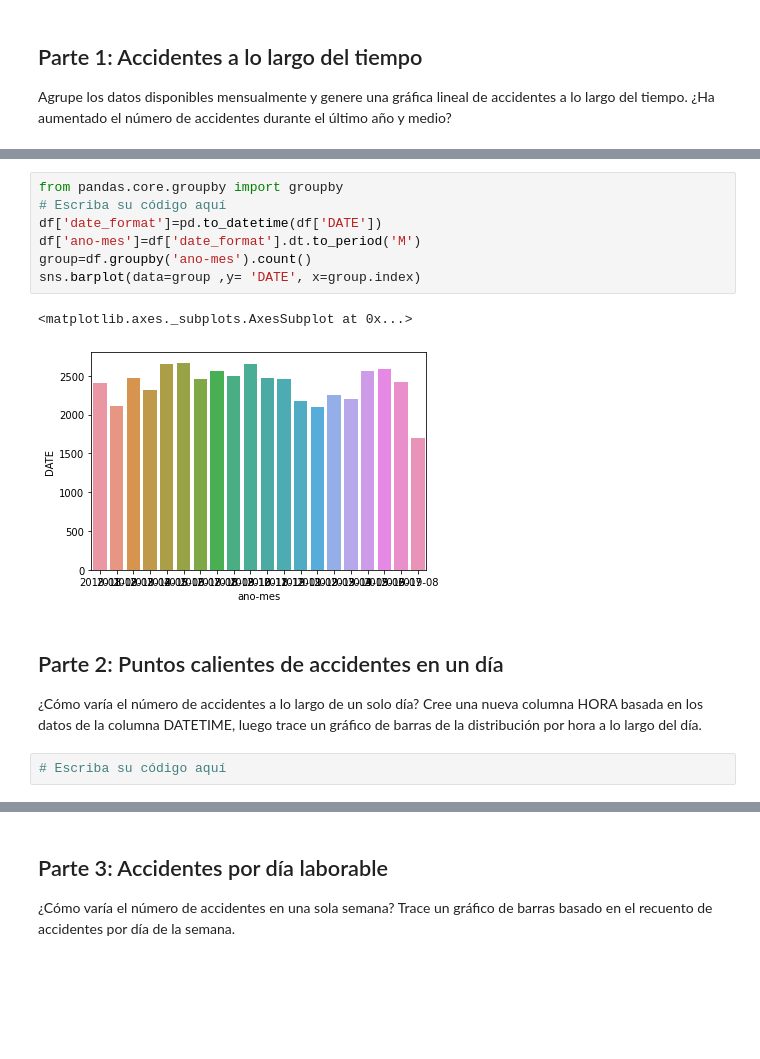
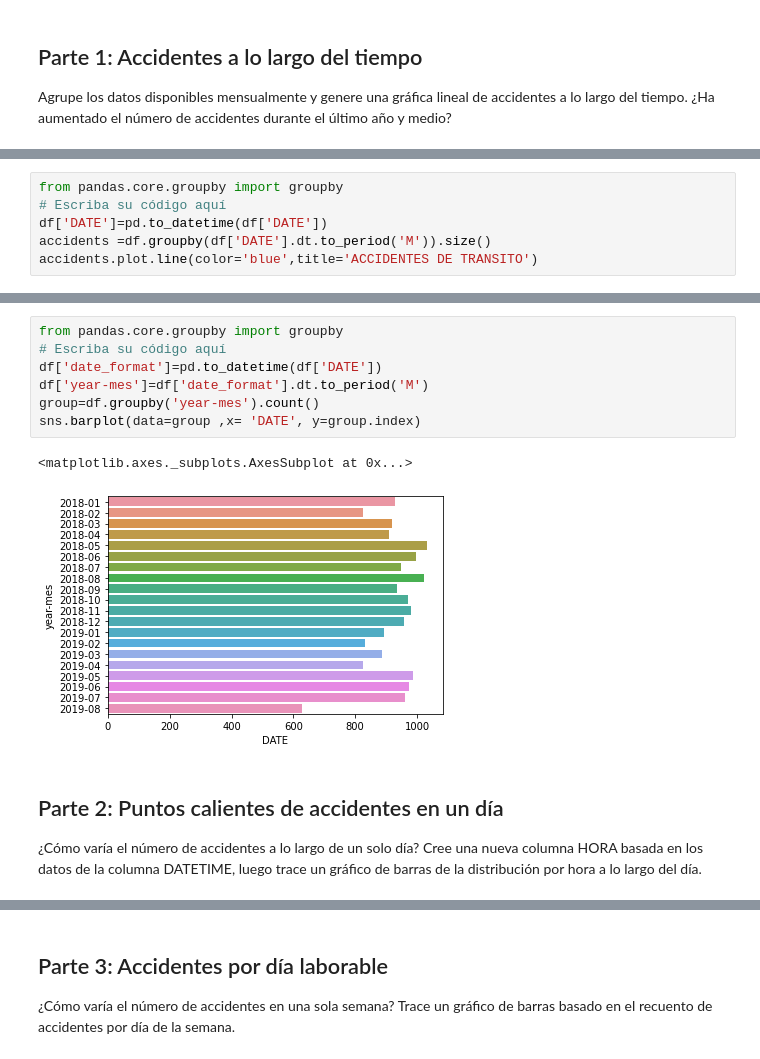
Before and after one commit to dianaquinterol/MujeresDigitales, a Jupyter notebook: Taller_Semana_4_(1).ipynb, the cells around one changed output, grey strips where cells are left out. Saved outputs shown, nothing was run; the diff lists cells and outputs as text; blank space fills up the shorter version.

```diff
--- a/Taller_Semana_4_(1).ipynb
+++ b/Taller_Semana_4_(1).ipynb
@@ -88,0 +82,6 @@ Agrupe los datos disponibles mensualmente y genere una gráfica lineal de accide
+# %%
+from pandas.core.groupby import groupby
+# Escriba su código aquí
+df['DATE']=pd.to_datetime(df['DATE'])
+accidents =df.groupby(df['DATE'].dt.to_period('M')).size()
+accidents.plot.line(color='blue',title='ACCIDENTES DE TRANSITO')
@@ -89,16 +91,14 @@ Agrupe los datos disponibles mensualmente y genere una gráfica lineal de accide
 # %%
 from pandas.core.groupby import groupby
 # Escriba su código aquí
 df['date_format']=pd.to_datetime(df['DATE'])
-df['ano-mes']=df['date_format'].dt.to_period('M')
-group=df.groupby('ano-mes').count()
-sns.barplot(data=group ,y= 'DATE', x=group.index)
+df['year-mes']=df['date_format'].dt.to_period('M')
+group=df.groupby('year-mes').count()
+sns.barplot(data=group ,x= 'DATE', y=group.index)
 # %% [output]
 <matplotlib.axes._subplots.AxesSubplot at 0x...>
-[figure, old version]
+[figure, new version]
 # %% [markdown]
 ## Parte 2: Puntos calientes de accidentes en un día
 
 ¿Cómo varía el número de accidentes a lo largo de un solo día? Cree una nueva columna HORA basada en los datos de la columna DATETIME, luego trace un gráfico de barras de la distribución por hora a lo largo del día.
-# %%
-# Escriba su código aquí
```
Also changed, not shown: parts of 10 cells of this notebook.
